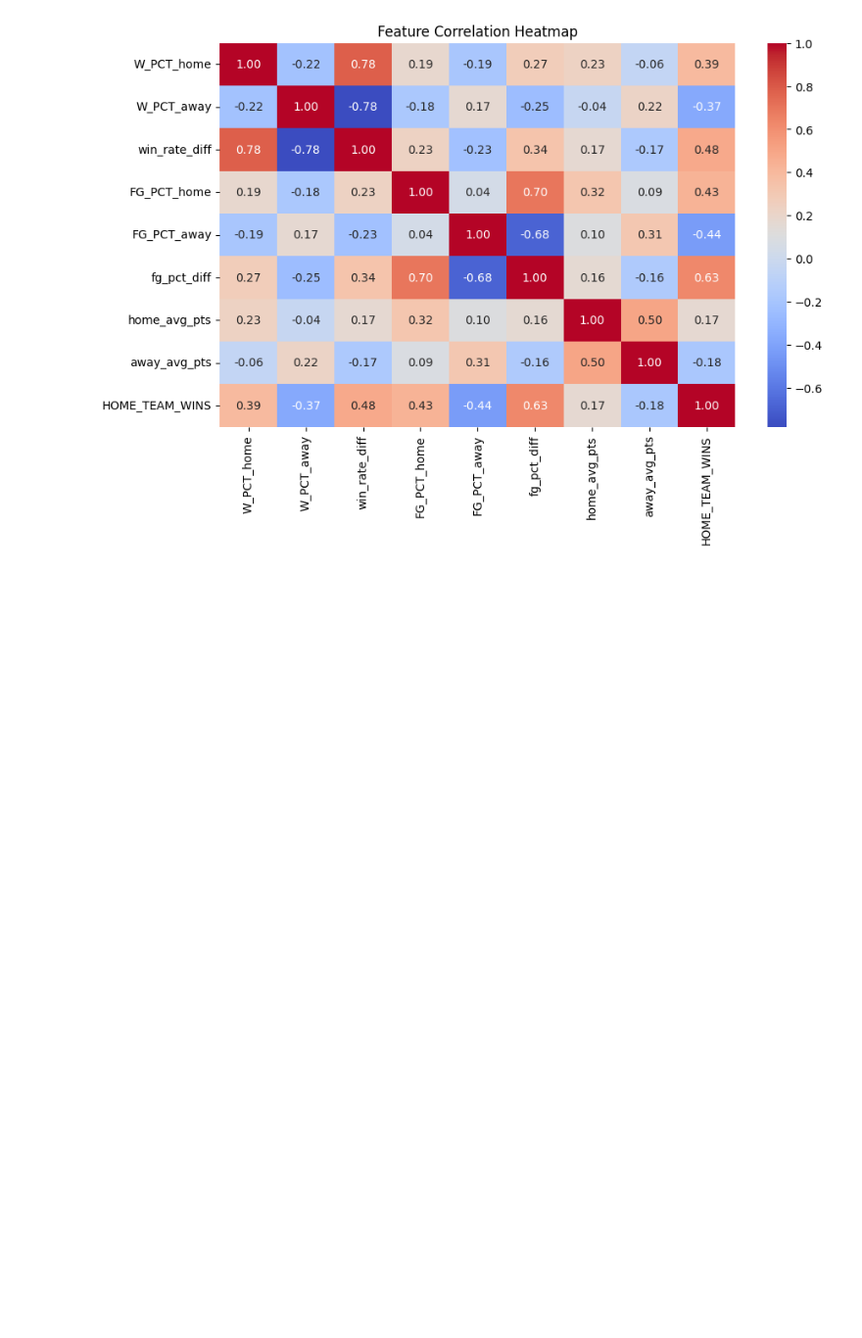
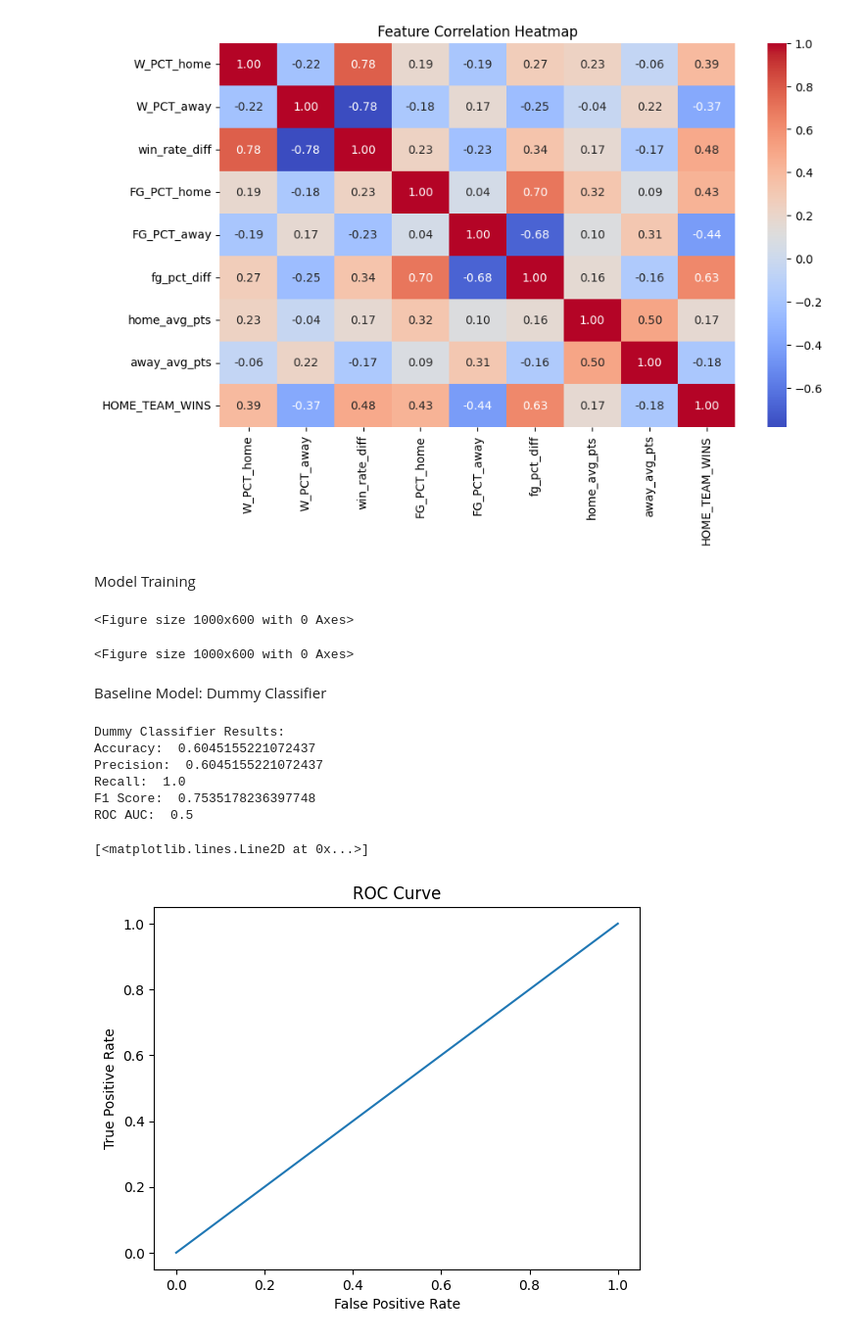
Before and after one commit to zahra-ynp/Intro-to-ML-Project, a Jupyter notebook: main.ipynb, the cells around one changed output. Shown: that part at 98% size. Drawn from its saved outputs; the diff is of its cells as text; code cells hidden in the pictures; blank space fills up the shorter version.

Commit message:
baseline - dummy classifier

```diff
--- a/main.ipynb
+++ b/main.ipynb
@@ -164,3 +165,67 @@ plt.title("Feature Correlation Heatmap")
 plt.show()
 # %% [output]
 [figure]
+# %% [markdown]
+Model Training
+# %%
+# Define features and target variable
+X = df.drop(columns=['HOME_TEAM_WINS'])  # Features
+y = df['HOME_TEAM_WINS']  # Target
+
+# Scale the data
+scaler = StandardScaler()
+X_scaled = scaler.fit_transform(X)
+
+# Split dataset
+X_train, X_test, y_train, y_test = train_test_split(X_scaled, y, test_size=0.2, random_state=42)
+
+# Initialize results storage
+model_results = {}
+
+# List to store ROC curves
+roc_curves = {}
+
+plt.figure(figsize=(10, 6))
+# %% [output]
+<Figure size 1000x600 with 0 Axes>
+<Figure size 1000x600 with 0 Axes>
+# %% [markdown]
+Baseline Model: Dummy Classifier
+# %%
+
+dummy_clf = DummyClassifier(strategy="most_frequent")
+dummy_clf.fit(X_train, y_train)
+y_pred_dummy = dummy_clf.predict(X_test)
+y_probs_dummy = dummy_clf.predict_proba(X_test)[:, 1]
+
+model_results["Dummy Classifier"] = {
+    "Accuracy": accuracy_score(y_test, y_pred_dummy),
+    "Precision": precision_score(y_test, y_pred_dummy),
+    "Recall": recall_score(y_test, y_pred_dummy),
+    "F1 Score": f1_score(y_test, y_pred_dummy),
+    "ROC AUC": roc_auc_score(y_test, y_probs_dummy)
+}
+
+print("\nDummy Classifier Results:")
+print("Accuracy: ", model_results["Dummy Classifier"]["Accuracy"])
+print("Precision: ", model_results["Dummy Classifier"]["Precision"])
+print("Recall: ", model_results["Dummy Classifier"]["Recall"])
+print("F1 Score: ", model_results["Dummy Classifier"]["F1 Score"])
+print("ROC AUC: ", model_results["Dummy Classifier"]["ROC AUC"])
+
+
+fpr, tpr, _ = roc_curve(y_test, y_probs_dummy)
+roc_curves["Dummy Classifier"] = (fpr, tpr)
+plt.title("ROC Curve")
+plt.xlabel("False Positive Rate")
+plt.ylabel("True Positive Rate")
+plt.plot(fpr, tpr, label=f"Dummy Classifier (AUC = {model_results['Dummy Classifier']['ROC AUC']:.2f})")
+# %% [output]
+Dummy Classifier Results:
+Accuracy:  0.6045155221072437
+Precision:  0.6045155221072437
+Recall:  1.0
+F1 Score:  0.7535178236397748
+ROC AUC:  0.5
+[<matplotlib.lines.Line2D at 0x...>]
+[figure, added]
```
Also changed, not shown: parts of 1 cell of this notebook.
